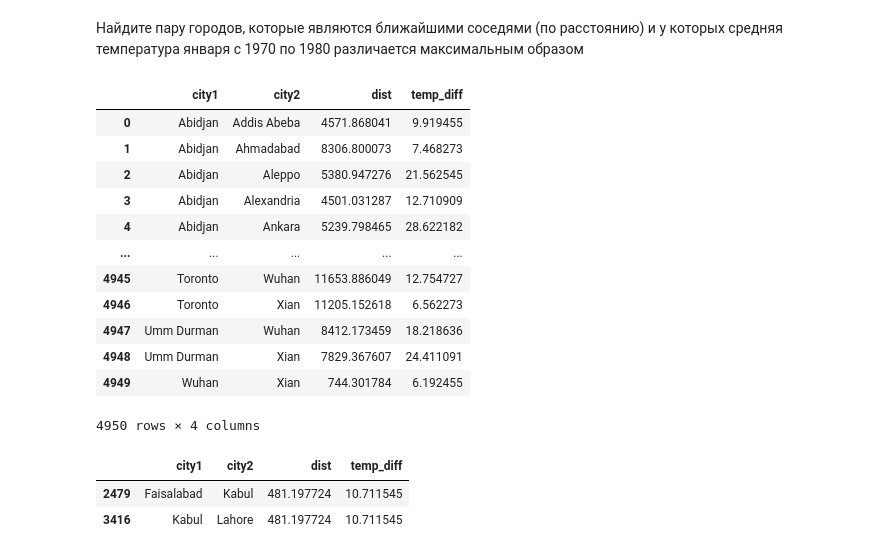
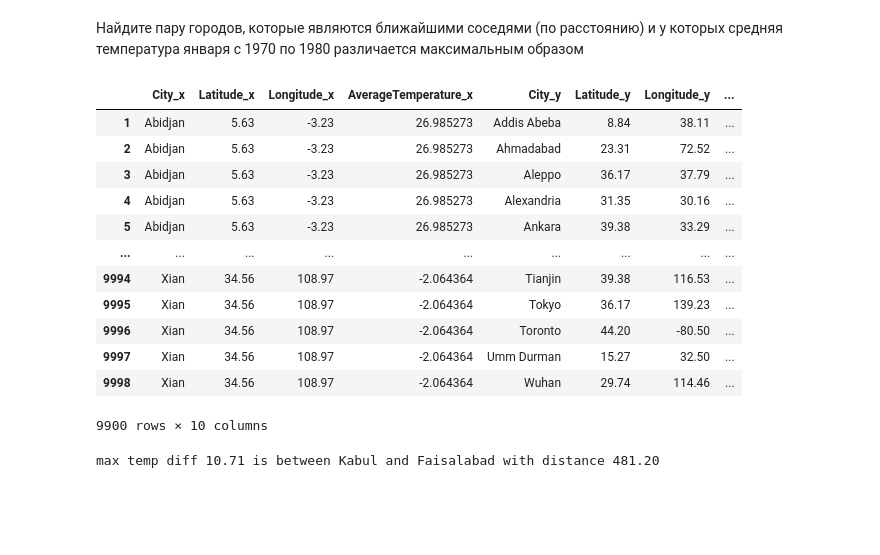
Before and after one commit to 4eckah78/python_2022_practice, a Jupyter notebook: Task_3.ipynb, the cells around one changed output. Saved outputs shown, nothing was run; the diff lists cells and outputs as text; code cells hidden in the pictures; blank space fills up the shorter version.

```diff
--- a/Task_3.ipynb
+++ b/Task_3.ipynb
@@ -294,73 +294,74 @@ from typing import Tuple
 def conversion(old: str) -> float:
     direction = {'N':1, 'S':-1, 'E': 1, 'W':-1}
     new_dir = direction[old[-1]]
     new = old[:-1]
     return float(new)*new_dir
 
-from math import radians, cos, sin, asin, sqrt
 
-def count_dists(c1: str, c2: str) -> Tuple[float, float]:
+def count_dists(lat1, lon1, lat2, lon2):
     """
     Calculate the great circle distance in kilometers between two points
     on the earth (specified in decimal degrees)
     """
 
-    lat1 = gr[gr["City"] == c1].Latitude.values[0]
-    lon1 = gr[gr["City"] == c1].Longitude.values[0]
-
-    lat2 = gr[gr["City"] == c2].Latitude.values[0]
-    lon2 = gr[gr["City"] == c2].Longitude.values[0]
-
     # convert decimal degrees to radians
-    lon1, lat1, lon2, lat2 = map(radians, [lon1, lat1, lon2, lat2])
+    lon1 = np.radians(lon1)
+    lat1 = np.radians(lat1)
+    lon2 = np.radians(lon2)
+    lat2 = np.radians(lat2)
 
     # haversine formula
     dlon = lon2 - lon1
     dlat = lat2 - lat1
-    a = sin(dlat/2)**2 + cos(lat1) * cos(lat2) * sin(dlon/2)**2
-    c = 2 * asin(sqrt(a))
+    a = np.sin(dlat/2)**2 + np.cos(lat1) * np.cos(lat2) * np.sin(dlon/2)**2
+    c = 2 * np.arcsin(np.sqrt(a))
     r = 6371 # Radius of earth in kilometers. Use 3956 for miles. Determines return value units.
 
-    temp1 = gr[gr["City"] == c1].AverageTemperature.values[0]
-    temp2 = gr[gr["City"] == c2].AverageTemperature.values[0]
+    return c * r
 
-    return c * r, abs(temp1 - temp2)
+def count_temps(t1, t2):
+    return np.abs(t1 - t2)
 
 gr = df1.copy()
 gr["Latitude"] = gr["Latitude"].apply(conversion)
 gr["Longitude"] = gr["Longitude"].apply(conversion)
 gr = gr[(gr.dt.dt.year >=1970) & (gr.dt.dt.year <= 1980) & (gr.dt.dt.month == 1)].groupby(['City', 'Latitude', 'Longitude']).AverageTemperature.mean().reset_index()
 
 
-from itertools import combinations
+# from itertools import combinations
 
-cities = gr['City'].unique()
-dists = pd.DataFrame(columns=['city1', 'city2', 'dist', 'temp_diff'])
+# cities = gr['City'].unique()
+# dists = pd.DataFrame(columns=['city1', 'city2', 'dist', 'temp_diff'])
 
-for city1, city2 in combinations(cities, 2):
-    dist, temp_diff = count_dists(city1, city2)
-    dists = dists.append({'city1': city1, 'city2': city2, 'dist': dist, 'temp_diff': temp_diff}, ignore_index=True)
-dists
+# for city1, city2 in combinations(cities, 2):
+#     dist, temp_diff = count_dists(city1, city2)
+#     dists = dists.append({'city1': city1, 'city2': city2, 'dist': dist, 'temp_diff': temp_diff}, ignore_index=True)
+# dists
+df = gr.copy()
+df["key"] = 1
+df = df.merge(df, on='key').drop('key', 1)
+df = df[df.City_x != df.City_y]
+df["dist"] = count_dists(df.Latitude_x, df.Longitude_x, df.Latitude_y, df.Longitude_y)
+df["temp_diff"] = count_temps(df.AverageTemperature_x, df.AverageTemperature_y)
+df
 # %% [output]
-|  | city1 | city2 | dist | temp_diff |
-| 0 | Abidjan | Addis Abeba | 4571.868041 | 9.919455 |
-| 1 | Abidjan | Ahmadabad | 8306.800073 | 7.468273 |
-| 2 | Abidjan | Aleppo | 5380.947276 | 21.562545 |
-| 3 | Abidjan | Alexandria | 4501.031287 | 12.710909 |
-| 4 | Abidjan | Ankara | 5239.798465 | 28.622182 |
-| ... | ... | ... | ... | ... |
-| 4945 | Toronto | Wuhan | 11653.886049 | 12.754727 |
-| 4946 | Toronto | Xian | 11205.152618 | 6.562273 |
-| 4947 | Umm Durman | Wuhan | 8412.173459 | 18.218636 |
-| 4948 | Umm Durman | Xian | 7829.367607 | 24.411091 |
-| 4949 | Wuhan | Xian | 744.301784 | 6.192455 |
+|  | City_x | Latitude_x | Longitude_x | AverageTemperature_x | City_y | Latitude_y | Longitude_y | ... |
+| 1 | Abidjan | 5.63 | -3.23 | 26.985273 | Addis Abeba | 8.84 | 38.11 | ... |
+| 2 | Abidjan | 5.63 | -3.23 | 26.985273 | Ahmadabad | 23.31 | 72.52 | ... |
+| 3 | Abidjan | 5.63 | -3.23 | 26.985273 | Aleppo | 36.17 | 37.79 | ... |
+| 4 | Abidjan | 5.63 | -3.23 | 26.985273 | Alexandria | 31.35 | 30.16 | ... |
+| 5 | Abidjan | 5.63 | -3.23 | 26.985273 | Ankara | 39.38 | 33.29 | ... |
+| ... | ... | ... | ... | ... | ... | ... | ... | ... |
+| 9994 | Xian | 34.56 | 108.97 | -2.064364 | Tianjin | 39.38 | 116.53 | ... |
+| 9995 | Xian | 34.56 | 108.97 | -2.064364 | Tokyo | 36.17 | 139.23 | ... |
+| 9996 | Xian | 34.56 | 108.97 | -2.064364 | Toronto | 44.20 | -80.50 | ... |
+| 9997 | Xian | 34.56 | 108.97 | -2.064364 | Umm Durman | 15.27 | 32.50 | ... |
+| 9998 | Xian | 34.56 | 108.97 | -2.064364 | Wuhan | 29.74 | 114.46 | ... |
-4950 rows × 4 columns
+9900 rows × 10 columns
 # %%
-df = dists.copy()
 df = df[df.dist <= 500]
 df = df.sort_values('temp_diff', ascending=False)
-df[df.temp_diff == df.temp_diff.max()]
+res = df.loc[df["temp_diff"].idxmax()]
+print(f"max temp diff {res['temp_diff']:.2f} is between {res['City_x']} and {res['City_y']} with distance {res['dist']:.2f}")
 # %% [output]
-|  | city1 | city2 | dist | temp_diff |
-| 2479 | Faisalabad | Kabul | 481.197724 | 10.711545 |
-| 3416 | Kabul | Lahore | 481.197724 | 10.711545 |
+max temp diff 10.71 is between Kabul and Faisalabad with distance 481.20
```
Also changed, not shown: parts of 4 cells of this notebook.
